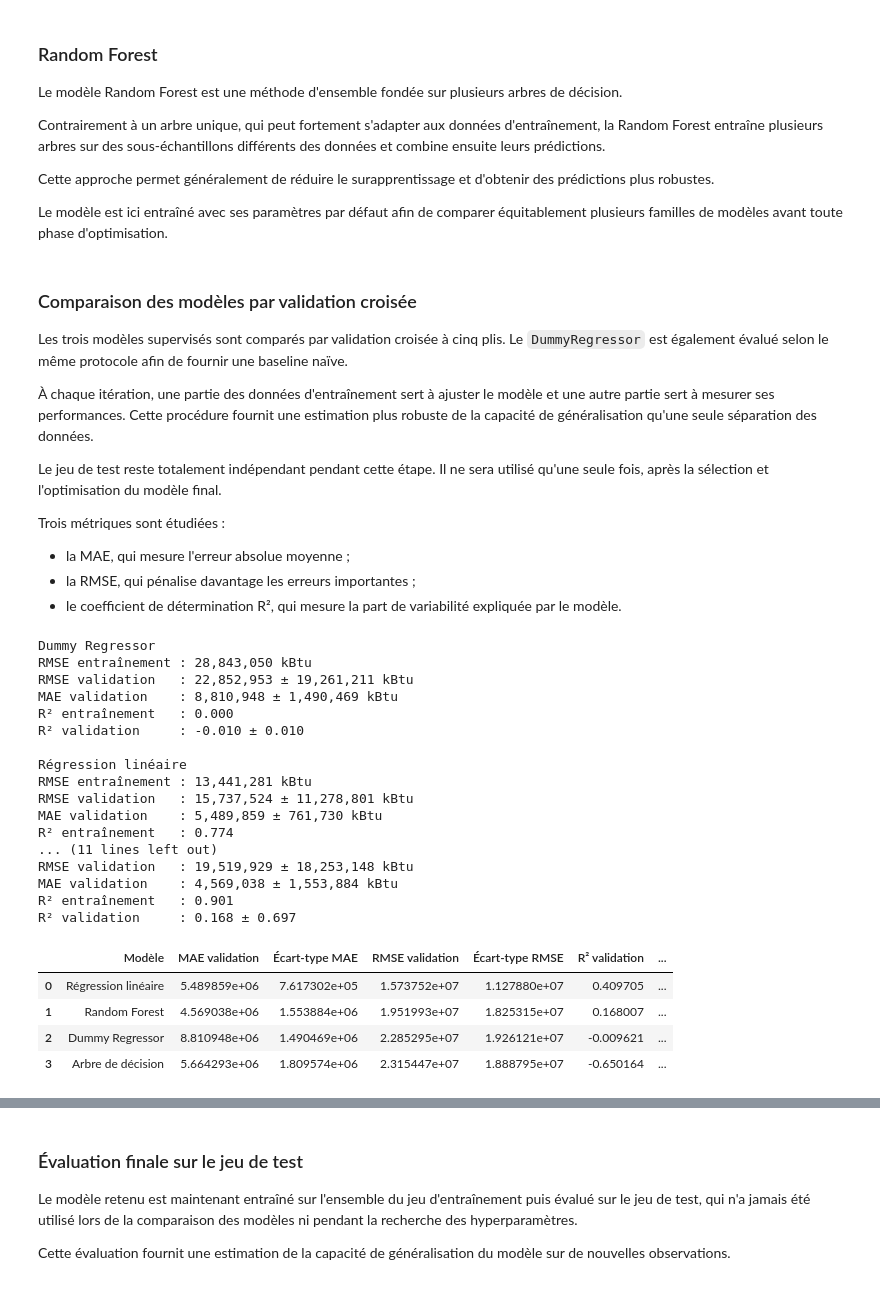
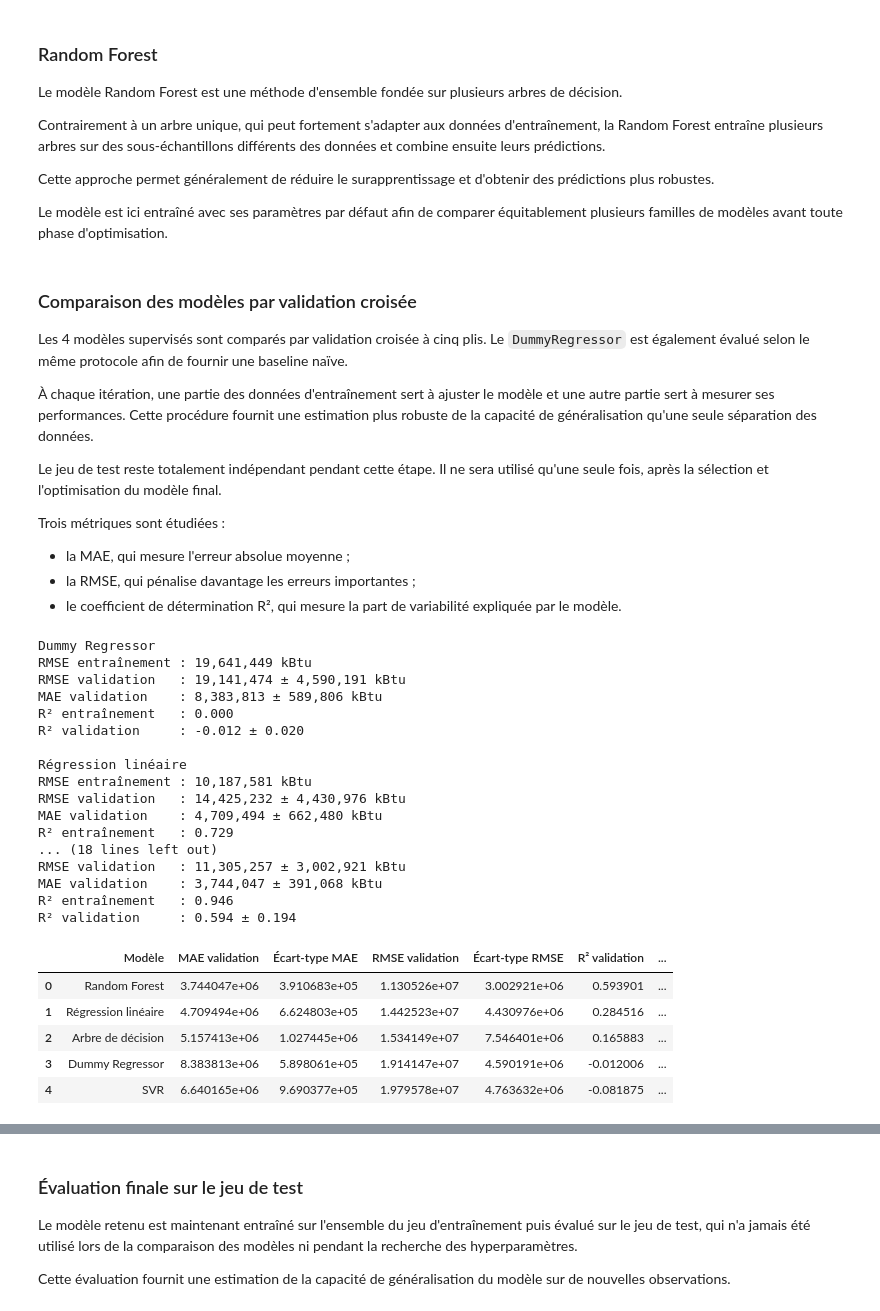
Before and after one commit to Cosmic-Girl/Seattle-Energy-Prediction, a Jupyter notebook: Modelisation.ipynb, the cells around one changed output, grey strips where cells are left out. Cells and saved outputs as stored; diff of their text form; code cells hidden in the pictures.

```diff
--- a/Modelisation.ipynb
+++ b/Modelisation.ipynb
@@ -279,2 +291,22 @@ Campus                  24
 Nonresidential WA        1
 Name: count, dtype: int64
+# %%
+# Filtrage qualité :
+# conservation des bâtiments conformes
+# exclusion des bâtiments signalés comme outliers
+
+n_before_quality_filter = len(building_consumption)
+
+building_consumption = building_consumption[
+    (building_consumption["ComplianceStatus"] == "Compliant")
+    & (building_consumption["Outlier"].isna())
+].copy()
+
+n_after_quality_filter = len(building_consumption)
+
+print(f"Nombre de bâtiments avant filtrage qualité : {n_before_quality_filter}")
+print(f"Nombre de bâtiments après filtrage qualité : {n_after_quality_filter}")
+print(
+    f"Nombre de bâtiments exclus : "
+    f"{n_before_quality_filter - n_after_quality_filter}"
+)
@@ -1394,3 +1441,10 @@ linear_model = Pipeline(
+# %%
+svr_model = Pipeline(
+    steps=[
+        ("preprocessor", preprocessor),
+        ("model", SVR())
+    ]
+)
 # %% [markdown]
 ### Arbre de décision
 
@@ -1432,7 +1486,7 @@ random_forest = Pipeline(
 # %% [markdown]
 ### Comparaison des modèles par validation croisée
 
-Les trois modèles supervisés sont comparés par validation croisée à cinq plis. Le `DummyRegressor` est également évalué selon le même protocole afin de fournir une baseline naïve.
+Les 4 modèles supervisés sont comparés par validation croisée à cinq plis. Le `DummyRegressor` est également évalué selon le même protocole afin de fournir une baseline naïve.
 
 À chaque itération, une partie des données d'entraînement sert à ajuster le modèle et une autre partie sert à mesurer ses performances. Cette procédure fournit une estimation plus robuste de la capacité de généralisation qu'une seule séparation des données.
 
@@ -1562,6 +1616,13 @@ linear_results = evaluate_model(
     y_train=y_train
 )
 
+svr_results = evaluate_model(
+    model=svr_model,
+    model_name="SVR",
+    X_train=X_train,
+    y_train=y_train
+)
+
 tree_results = evaluate_model(
     model=decision_tree,
     model_name="Arbre de décision",
@@ -1577,47 +1638,49 @@ forest_results = evaluate_model(
 )
 # %% [output]
 Dummy Regressor
-RMSE entraînement : 28,843,050 kBtu
-RMSE validation   : 22,852,953 ± 19,261,211 kBtu
-MAE validation    : 8,810,948 ± 1,490,469 kBtu
+RMSE entraînement : 19,641,449 kBtu
+RMSE validation   : 19,141,474 ± 4,590,191 kBtu
+MAE validation    : 8,383,813 ± 589,806 kBtu
 R² entraînement   : 0.000
-R² validation     : -0.010 ± 0.010
+R² validation     : -0.012 ± 0.020
 
 Régression linéaire
-RMSE entraînement : 13,441,281 kBtu
-RMSE validation   : 15,737,524 ± 11,278,801 kBtu
-MAE validation    : 5,489,859 ± 761,730 kBtu
-R² entraînement   : 0.774
-... (11 lines left out)
-RMSE validation   : 19,519,929 ± 18,253,148 kBtu
-MAE validation    : 4,569,038 ± 1,553,884 kBtu
-R² entraînement   : 0.901
-R² validation     : 0.168 ± 0.697
+RMSE entraînement : 10,187,581 kBtu
+RMSE validation   : 14,425,232 ± 4,430,976 kBtu
+MAE validation    : 4,709,494 ± 662,480 kBtu
+R² entraînement   : 0.729
+... (18 lines left out)
+RMSE validation   : 11,305,257 ± 3,002,921 kBtu
+MAE validation    : 3,744,047 ± 391,068 kBtu
+R² entraînement   : 0.946
+R² validation     : 0.594 ± 0.194
 # %%
 # Regroupement et classement des résultats
 cv_results = pd.DataFrame([
     dummy_results,
     linear_results,
+    svr_results,
     tree_results,
     forest_results
 ])
 
 cv_results = (
     cv_results
     .sort_values(
         by="RMSE validation",
         ascending=True
     )
     .reset_index(drop=True)
 )
 
 cv_results
 # %% [output]
 |  | Modèle | MAE validation | Écart-type MAE | RMSE validation | Écart-type RMSE | R² validation | ... |
-| 0 | Régression linéaire | 5.489859e+06 | 7.617302e+05 | 1.573752e+07 | 1.127880e+07 | 0.409705 | ... |
-| 1 | Random Forest | 4.569038e+06 | 1.553884e+06 | 1.951993e+07 | 1.825315e+07 | 0.168007 | ... |
-| 2 | Dummy Regressor | 8.810948e+06 | 1.490469e+06 | 2.285295e+07 | 1.926121e+07 | -0.009621 | ... |
-| 3 | Arbre de décision | 5.664293e+06 | 1.809574e+06 | 2.315447e+07 | 1.888795e+07 | -0.650164 | ... |
+| 0 | Random Forest | 3.744047e+06 | 3.910683e+05 | 1.130526e+07 | 3.002921e+06 | 0.593901 | ... |
+| 1 | Régression linéaire | 4.709494e+06 | 6.624803e+05 | 1.442523e+07 | 4.430976e+06 | 0.284516 | ... |
+| 2 | Arbre de décision | 5.157413e+06 | 1.027445e+06 | 1.534149e+07 | 7.546401e+06 | 0.165883 | ... |
+| 3 | Dummy Regressor | 8.383813e+06 | 5.898061e+05 | 1.914147e+07 | 4.590191e+06 | -0.012006 | ... |
+| 4 | SVR | 6.640165e+06 | 9.690377e+05 | 1.979578e+07 | 4.763632e+06 | -0.081875 | ... |
 # %% [markdown]
 ### Interprétation de la comparaison des modèles
 
```
Also changed, not shown: parts of 59 cells of this notebook, 9 other files.
